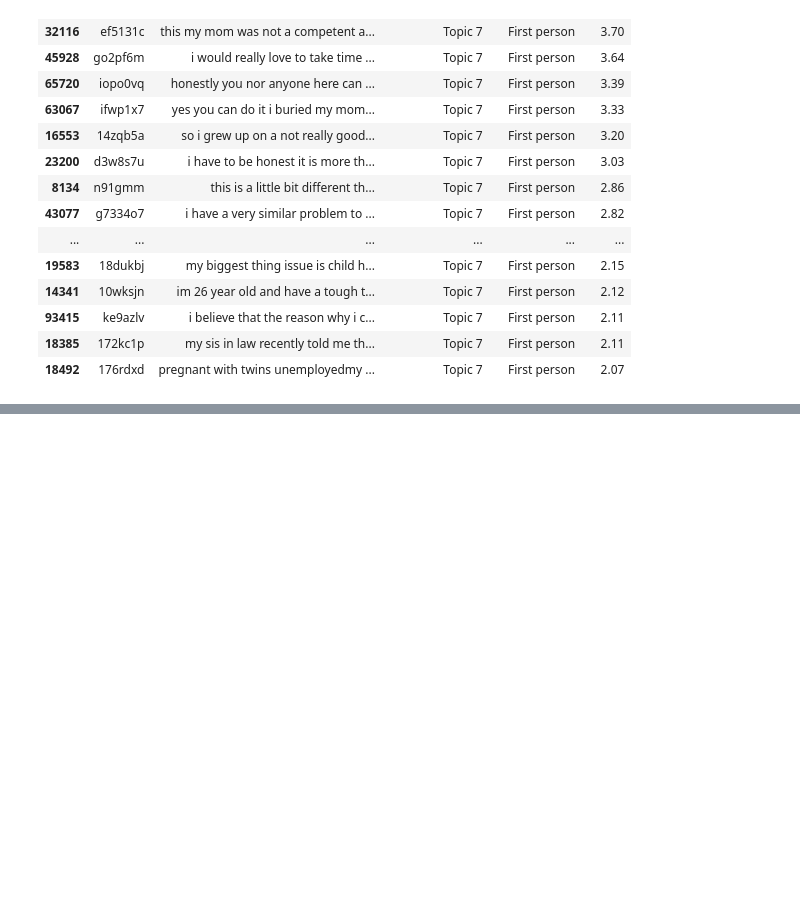
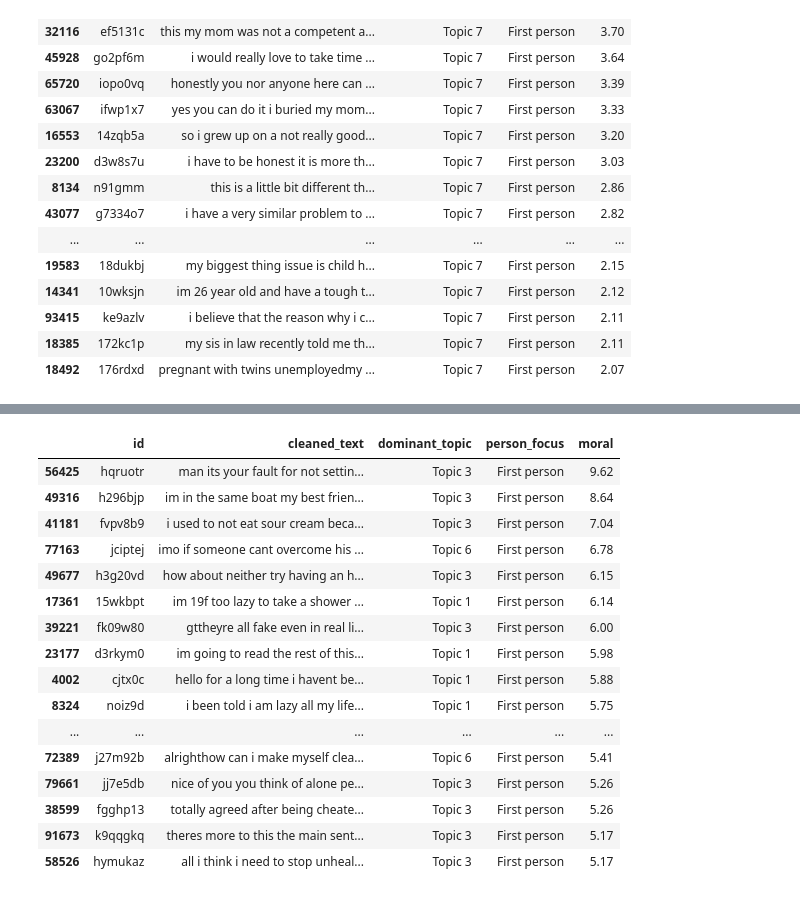
Before and after one commit to natashacarpcast/moralization-selfimprovement, a Jupyter notebook: 06-top-moral-topics-analyses.ipynb, the cells around one changed output, grey strips where cells are left out. Drawn from its saved outputs; the diff is of its cells as text; code cells hidden in the pictures; blank space fills up the shorter version.

```diff
--- a/06-top-moral-topics-analyses.ipynb
+++ b/06-top-moral-topics-analyses.ipynb
@@ -110,0 +141,24 @@ with pd.option_context('display.max_colwidth', None):
+# %%
+with pd.option_context('display.max_colwidth', None):
+    display(data[data.person_focus == "First person"]
+            .sort_values(by=["moral", "emo_neg"], ascending=False)
+            [["id", "cleaned_text", "dominant_topic", "person_focus", "moral"]]
+            .head(20))
+# %% [output]
+|  | id | cleaned_text | dominant_topic | person_focus | moral |
+| 56425 | hqruotr | man its your fault for not settin... | Topic 3 | First person | 9.62 |
+| 49316 | h296bjp | im in the same boat my best frien... | Topic 3 | First person | 8.64 |
+| 41181 | fvpv8b9 | i used to not eat sour cream beca... | Topic 3 | First person | 7.04 |
+| 77163 | jciptej | imo if someone cant overcome his ... | Topic 6 | First person | 6.78 |
+| 49677 | h3g20vd | how about neither try having an h... | Topic 3 | First person | 6.15 |
+| 17361 | 15wkbpt | im 19f too lazy to take a shower ... | Topic 1 | First person | 6.14 |
+| 39221 | fk09w80 | gttheyre all fake even in real li... | Topic 3 | First person | 6.00 |
+| 23177 | d3rkym0 | im going to read the rest of this... | Topic 1 | First person | 5.98 |
+| 4002 | cjtx0c | hello for a long time i havent be... | Topic 1 | First person | 5.88 |
+| 8324 | noiz9d | i been told i am lazy all my life... | Topic 1 | First person | 5.75 |
+| ... | ... | ... | ... | ... | ... |
+| 72389 | j27m92b | alrighthow can i make myself clea... | Topic 6 | First person | 5.41 |
+| 79661 | jj7e5db | nice of you you think of alone pe... | Topic 3 | First person | 5.26 |
+| 38599 | fgghp13 | totally agreed after being cheate... | Topic 3 | First person | 5.26 |
+| 91673 | k9qqgkq | theres more to this the main sent... | Topic 3 | First person | 5.17 |
+| 58526 | hymukaz | all i think i need to stop unheal... | Topic 3 | First person | 5.17 |
```
Also changed, not shown: parts of 2 cells of this notebook.
